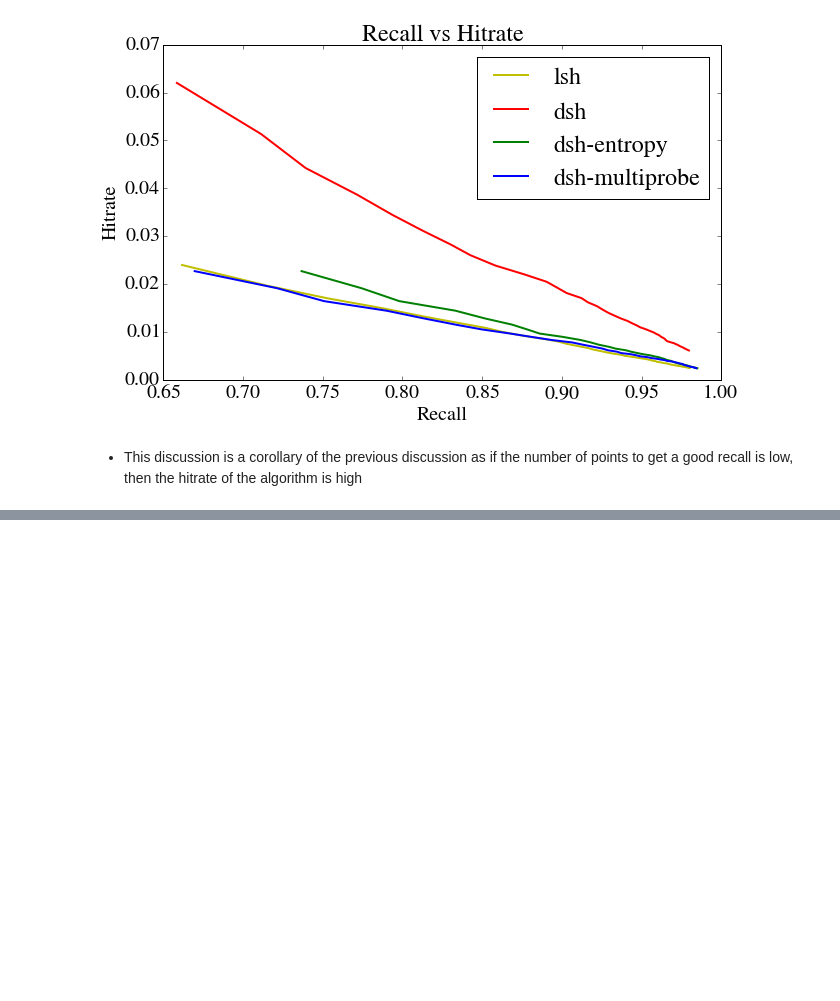
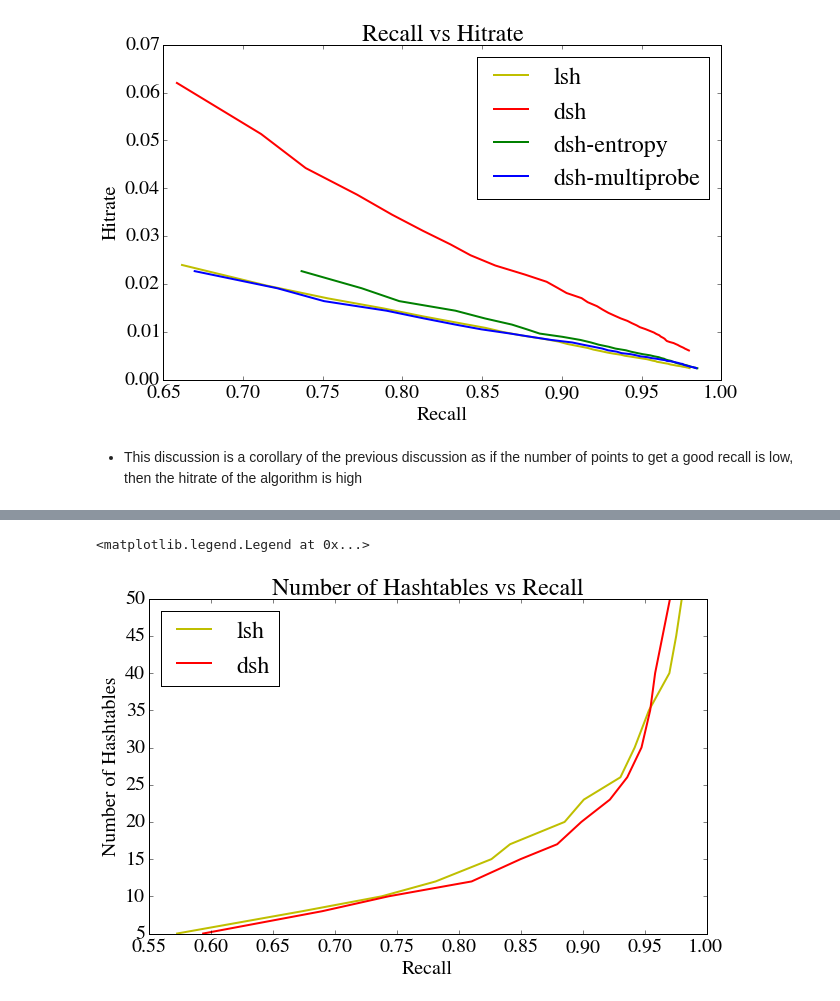
Before and after one commit to srijanshetty/data-sensitive-hashing, a Jupyter notebook: results/Analysis.ipynb, the cells around one changed output, grey strips where cells are left out. Drawn from its saved outputs; the diff is of its cells as text; code cells hidden in the pictures; blank space fills up the shorter version.

```diff
--- a/results/Analysis.ipynb
+++ b/results/Analysis.ipynb
@@ -130,0 +144,13 @@ dsh.head()
+# %%
+lsh = pd.read_csv('lsh-unif.csv')
+dsh = pd.read_csv('dsh-unif.csv')
+
+plt.title('Number of Hashtables vs Recall')
+plt.xlabel('Recall')
+plt.ylabel('Number of Hashtables')
+plot0, = plt.plot(lsh['recall'], lsh['Lused'], 'y')
+plot1, = plt.plot(dsh['recall'], dsh['Lused'], 'r')
+plt.legend([plot0, plot1], ['lsh', 'dsh'], loc=2)
+# %% [output]
+<matplotlib.legend.Legend at 0x...>
+[figure, added]
```
Also changed, not shown: parts of 5 cells of this notebook, 3 other files.
